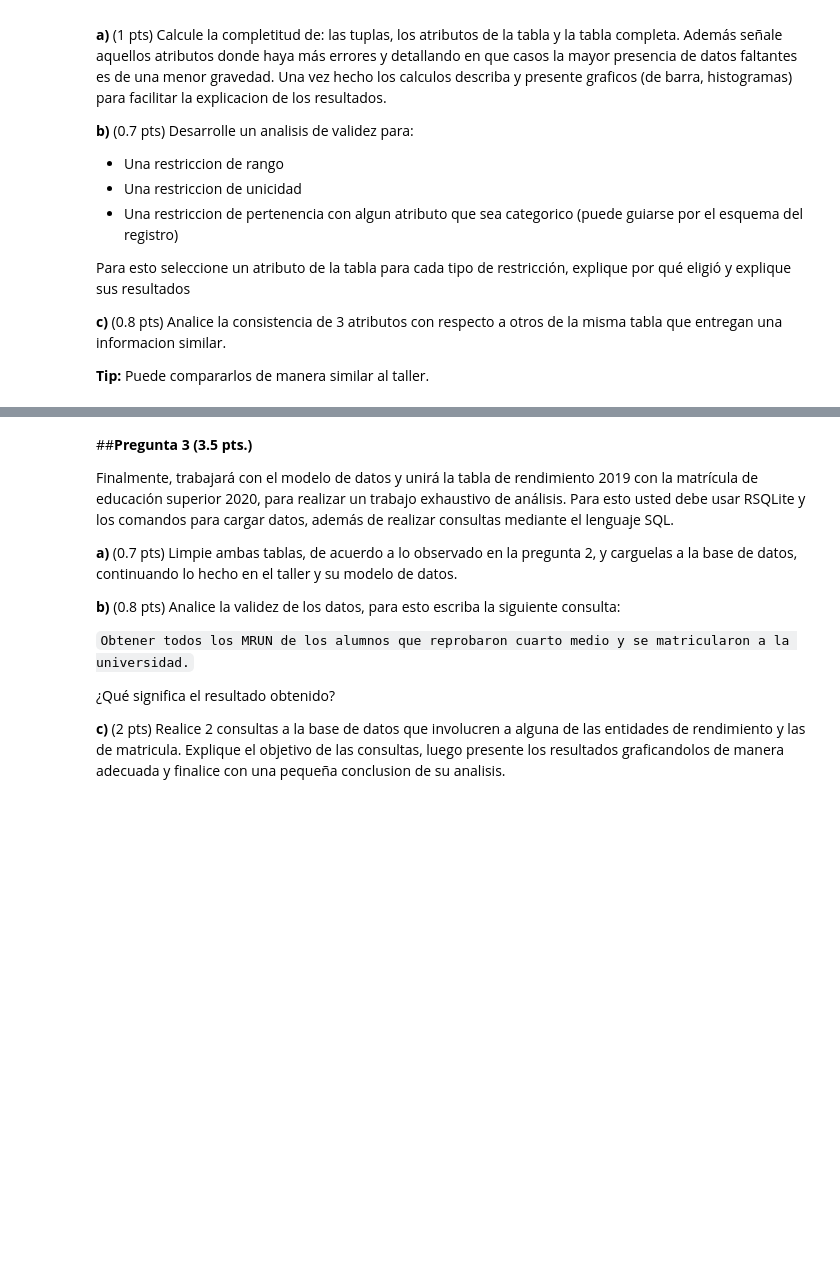
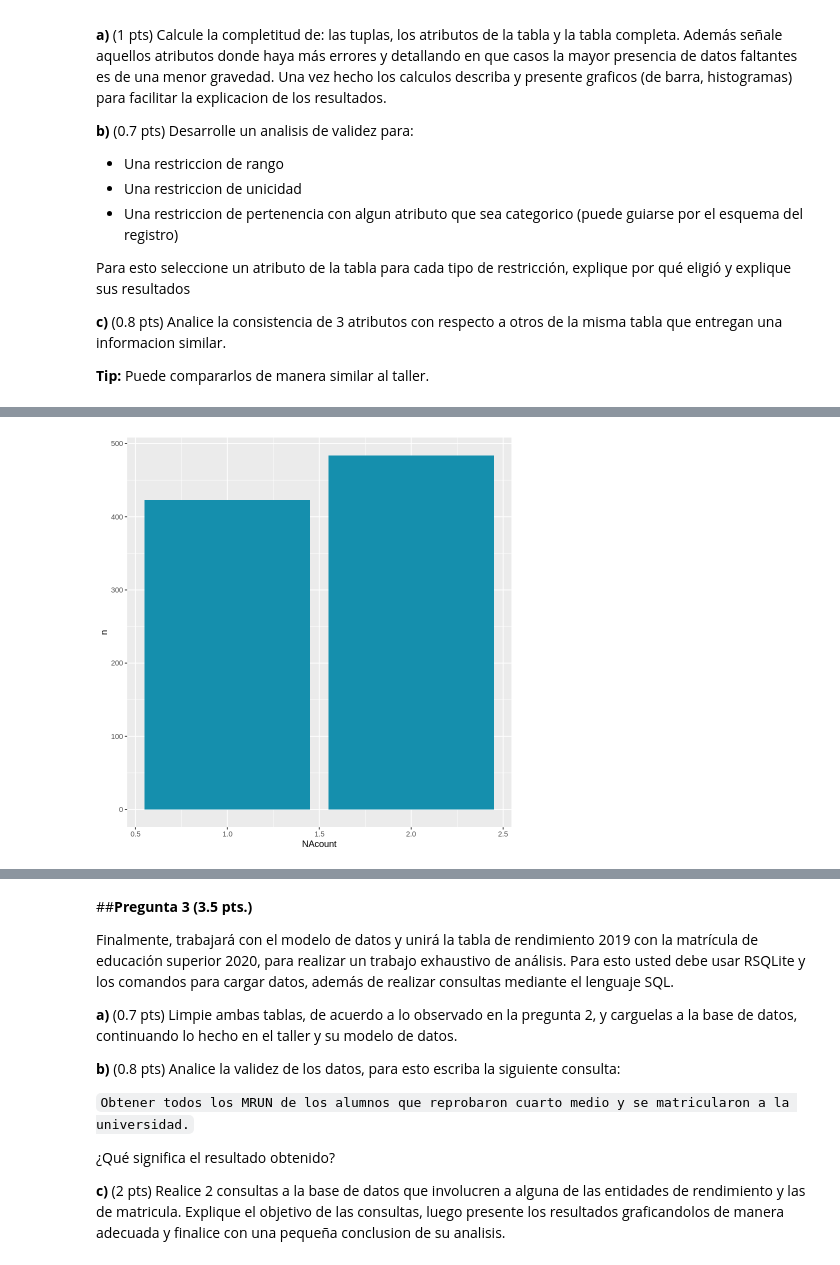
Before and after one commit to JDConejeros/Gestion-De-Datos-en-R, a Jupyter notebook: Tarea2_GDD.ipynb, the cells around one changed output, grey strips where cells are left out. Saved outputs shown, nothing was run; the diff lists cells and outputs as text; code cells hidden in the pictures; blank space fills up the shorter version.

```diff
--- a/Tarea2_GDD.ipynb
+++ b/Tarea2_GDD.ipynb
@@ -46,2 +69,10 @@ rendimiento_2019 <- read.csv2("20200220_Rendimiento_2019_20200131_PUBL.csv")
 # %%
-rendimiento_2019
+rendimiento_2019 <- na_if(rendimiento_2019, " ")
+# %%
+na_tuple <- rendimiento_2019 %>% summarize(v=row_number(),
+                                NAcount=rowSums(is.na(rendimiento_2019)))
+# %%
+NAcount_groups <- na_tuple %>% group_by(NAcount) %>%
+      summarise(n=n()) %>%
+      mutate(perc = n / sum(n) * 100)
+NAcount_groups
@@ -47,0 +86,6 @@ rendimiento_2019
+# %%
+NAcount_groups  %>% filter(NAcount>0)%>%
+        ggplot(aes(x=NAcount, y=n)) +
+        geom_bar(stat = "identity",fill="#158FAD")
+# %% [output]
+[figure, added]
```
Also changed, not shown: parts of 59 cells of this notebook.
